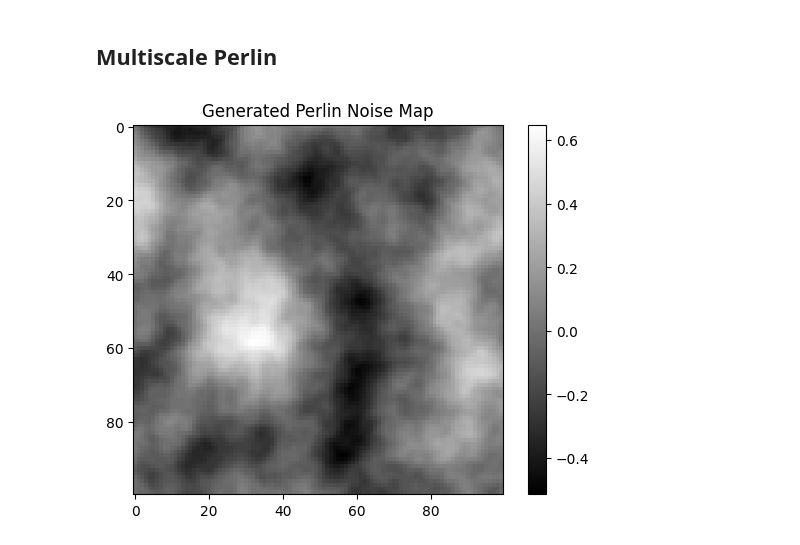
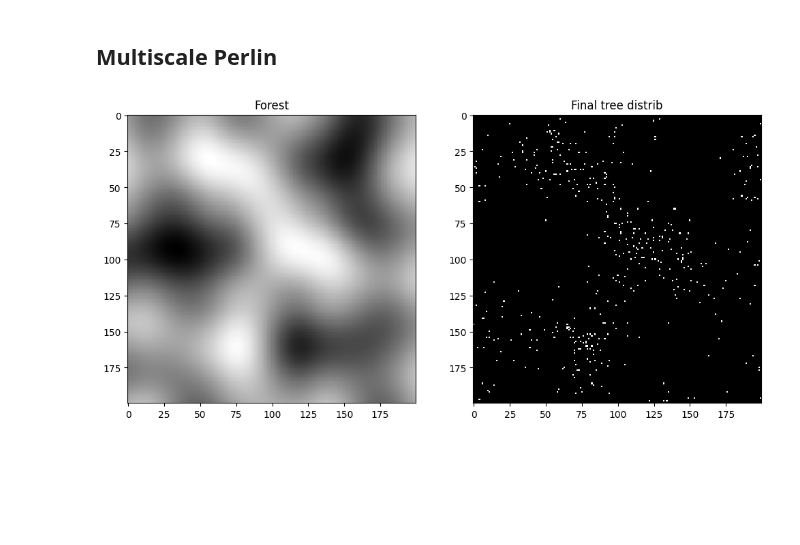
Before and after one commit to arthurBricq/crafty, a Jupyter notebook: scripts/test_world_gen.ipynb, the cells around one changed output. Saved outputs shown, nothing was run; the diff lists cells and outputs as text; code cells hidden in the pictures; blank space fills up the shorter version.

Commit message:
Modified scripts for world gen

```diff
--- a/scripts/test_world_gen.ipynb
+++ b/scripts/test_world_gen.ipynb
@@ -71,22 +72,42 @@ class MultiscalePerlinNoise:
 # %%
 # Function to generate and display a small map using Perlin noise
-def generate_map(seed=0, width=100, height=100):
-    scales = [50, 25, 12.5, 6.25, 3.125]
-    amplitudes = [1.0, 0.5, 0.25, 0.125, 0.0625]
+def generate_map(configs, seed=0, width=100):
+    noise_gen = MultiscalePerlinNoise(seed, configs)
 
-    noise_gen = MultiscalePerlinNoise(seed, scales, amplitudes)
-
-    map_data = np.zeros((width, height))
+    map_data = np.zeros((width, width))
     for i in range(width):
-        for j in range(height):
+        for j in range(width):
             map_data[i, j] = noise_gen.at([i, j])
 
-    plt.imshow(map_data, cmap='gray')
-    plt.title("Generated Perlin Noise Map")
-    plt.colorbar()
-    plt.show()
+    return map_data
+
+# CONFIG FOR THE WORLD
+width = 200
+scales = [64]
+amplitudes = [1.0]
+normal_amp = 0.5
+threshold = 1.2
+
+# Create a list of PerlinNoiseConfig objects
+config_list = [PerlinNoiseConfig(scale, amplitude) for scale, amplitude in zip(scales, amplitudes)]
 
 # Example of generating a small map
-generate_map(seed=42)
+forest_map = generate_map(config_list, seed=np.random.randint(0,100), width=width)
+
+tree_map = forest_map.copy() + normal_amp * np.random.normal(size=(width, width))
+
+tree_map[tree_map <= threshold] = 0
+tree_map[tree_map > threshold] = 1
-# %% [output]
-[figure, removed]
+# %%
+fig, ax = plt.subplots(1, 2, figsize=(12, 7))
+
+ax[0].imshow(forest_map, cmap='gray', interpolation="none")
+ax[0].set_title("Forest")
+
+ax[1].imshow(tree_map, cmap='gray', interpolation="none")
+ax[1].set_title("Final tree distrib")
+
+
+plt.show()
+# %% [output]
+[figure, added]
```
Also changed, not shown: parts of 3 cells of this notebook.
